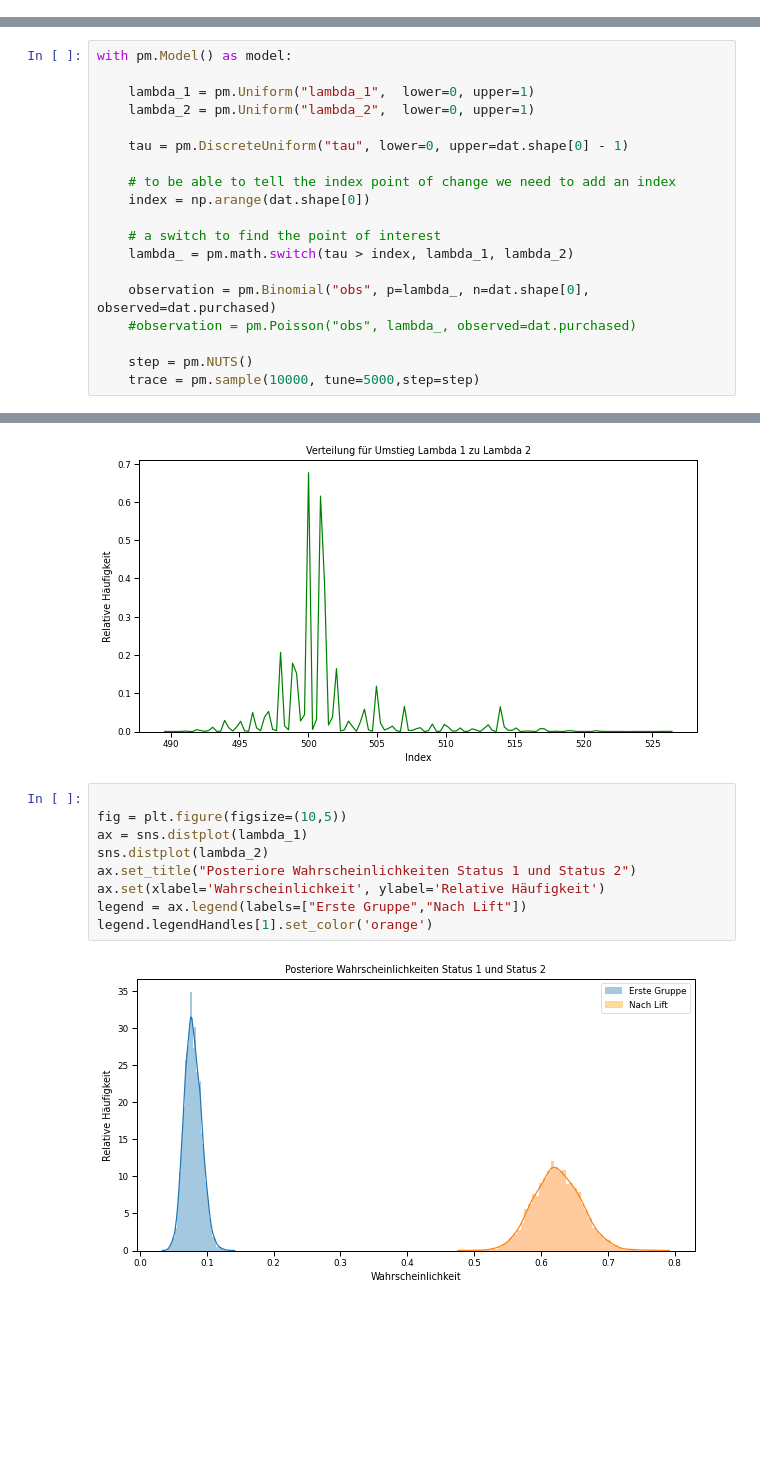
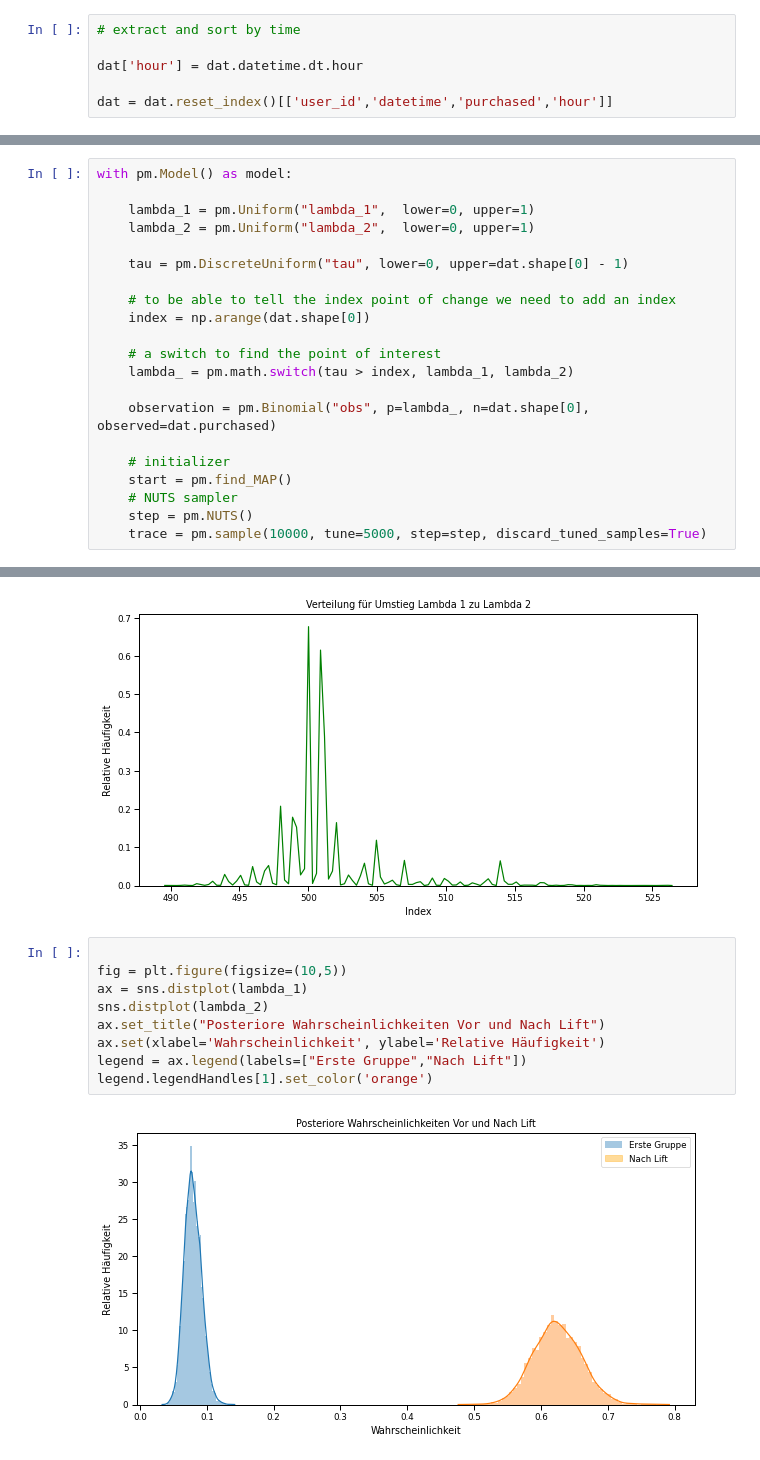
Before and after one commit to Ethuer/DataBlog, a Jupyter notebook: General/Lift_test_bayesian.ipynb, the cells around one changed output, grey strips where cells are left out. Drawn from its saved outputs; the diff is of its cells as text; blank space fills up the shorter version.

```diff
--- a/General/Lift_test_bayesian.ipynb
+++ b/General/Lift_test_bayesian.ipynb
@@ -18,3 +18,9 @@ dat['hour'] = dat.datetime.dt.hour
+# %%
+# extract and sort by time
+
+dat['hour'] = dat.datetime.dt.hour
+
+dat = dat.reset_index()[['user_id','datetime','purchased','hour']]
 # %%
 fig = plt.figure(figsize=(10,5))
 sns.set_context("paper")
@@ -54,8 +59,10 @@ with pm.Model() as model:
     lambda_ = pm.math.switch(tau > index, lambda_1, lambda_2)
 
     observation = pm.Binomial("obs", p=lambda_, n=dat.shape[0], observed=dat.purchased)
-    #observation = pm.Poisson("obs", lambda_, observed=dat.purchased)
 
+    # initializer
+    start = pm.find_MAP()
+    # NUTS sampler
     step = pm.NUTS()
-    trace = pm.sample(10000, tune=5000,step=step)
+    trace = pm.sample(10000, tune=5000, step=step, discard_tuned_samples=True)
 # %% [output]
@@ -81,11 +104,11 @@ ax.set(xlabel='Index', ylabel='Relative Häufigkeit')
 # %%
 
 fig = plt.figure(figsize=(10,5))
 ax = sns.distplot(lambda_1)
 sns.distplot(lambda_2)
-ax.set_title("Posteriore Wahrscheinlichkeiten Status 1 und Status 2")
+ax.set_title("Posteriore Wahrscheinlichkeiten Vor und Nach Lift")
 ax.set(xlabel='Wahrscheinlichkeit', ylabel='Relative Häufigkeit')
 legend = ax.legend(labels=["Erste Gruppe","Nach Lift"])
 legend.legendHandles[1].set_color('orange')
 # %% [output]
-[figure, old version]
+[figure, new version]
```
Also changed, not shown: parts of 12 cells of this notebook.
